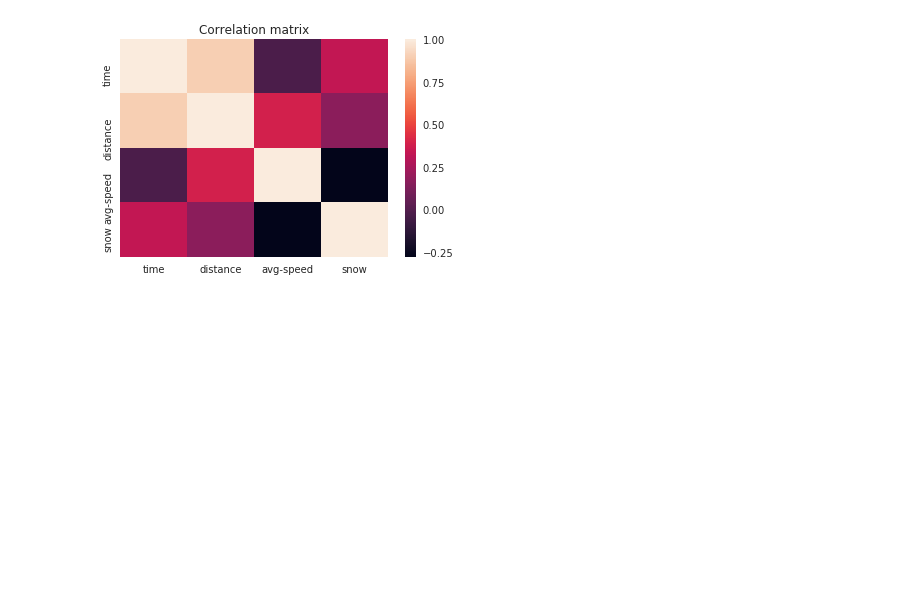
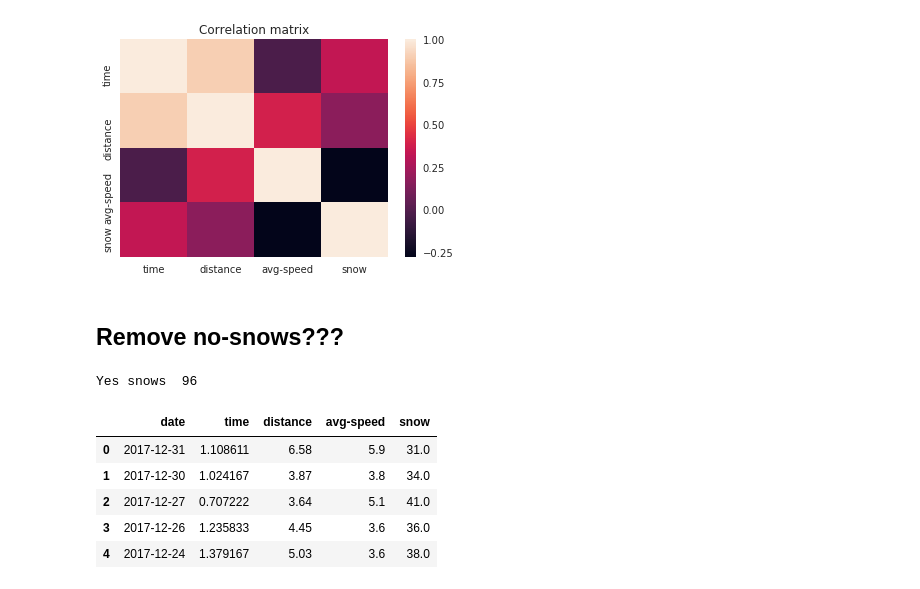
Before and after one commit to tkettu/exercise-analysis, a Jupyter notebook: dog_walks2017/walks.ipynb, the cells around one changed output. Cells and saved outputs as stored; diff of their text form; code cells hidden in the pictures; blank space fills up the shorter version.

```diff
--- a/dog_walks2017/walks.ipynb
+++ b/dog_walks2017/walks.ipynb
@@ -342,3 +342,17 @@ plt.title('Correlation matrix')
 plt.show()
 # %% [output]
 [figure]
+# %% [markdown]
+## Remove no-snows???
+# %%
+df3 = df2.loc[df2['snow'] > 1]
+print("Yes snows % d" % len(df3))
+df3.head()
+# %% [output]
+Yes snows  96
+|  | date | time | distance | avg-speed | snow |
+| 0 | 2017-12-31 | 1.108611 | 6.58 | 5.9 | 31.0 |
+| 1 | 2017-12-30 | 1.024167 | 3.87 | 3.8 | 34.0 |
+| 2 | 2017-12-27 | 0.707222 | 3.64 | 5.1 | 41.0 |
+| 3 | 2017-12-26 | 1.235833 | 4.45 | 3.6 | 36.0 |
+| 4 | 2017-12-24 | 1.379167 | 5.03 | 3.6 | 38.0 |
```
Also changed, not shown: parts of 3 cells of this notebook.
